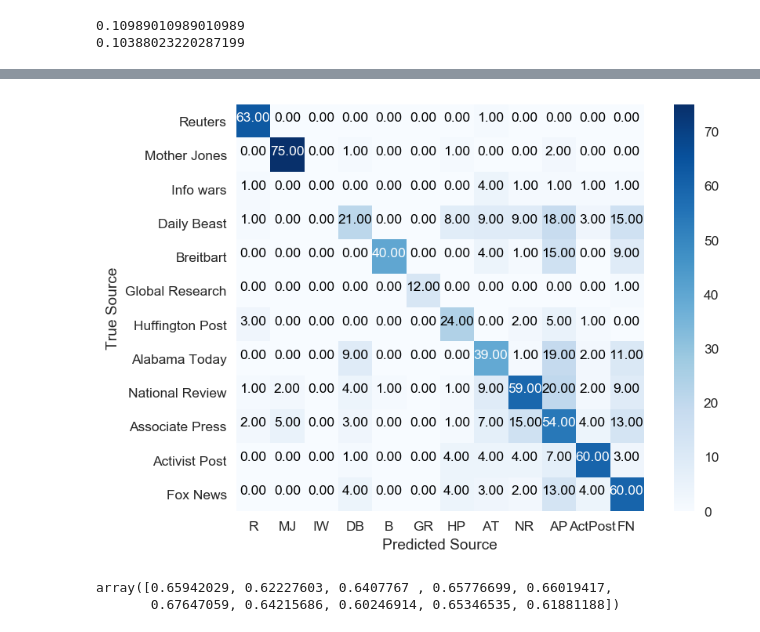
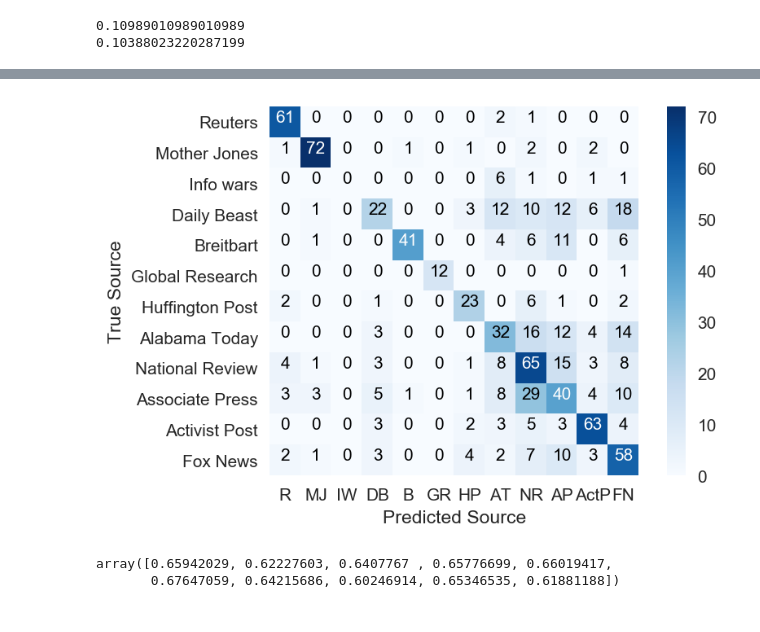
Before and after one commit to Zingo3245/Predicting_the_Source_of_News_Articles, a Jupyter notebook: Fit_LSA.ipynb, the cells around one changed output, grey strips where cells are left out. Cells and saved outputs as stored; diff of their text form; code cells hidden in the pictures.

```diff
--- a/Fit_LSA.ipynb
+++ b/Fit_LSA.ipynb
@@ -47,3 +49,5 @@ how_can_this_happen = pickle.load(open("pickle_files/how_can_this_happen.pkl", "
+# %%
+final_round_clean = pickle.load(open("pickle_files/final_round_clean.pkl", "rb" ))
 # %%
 def count_letters(words):
     length = []
@@ -59,5 +63,5 @@ tfidf = TfidfVectorizer(ngram_range=(1, 4),
                                    stop_words='english',
                                    #token_pattern="\\b[a-z][a-z]+\\b",
                                    lowercase=True,
-                                   max_df = 0.4)
-cor_tfidf = tfidf.fit_transform(how_can_this_happen)
+                                   max_df = 0.6)
+cor_tfidf = tfidf.fit_transform(final_round_clean)
@@ -64,4 +74,4 @@ cor_tfidf = tfidf.fit_transform(how_can_this_happen)
 # %%
-lsa = TruncatedSVD(180, algorithm = 'arpack')
+lsa = TruncatedSVD(140, algorithm = 'arpack')
 corpus_lsa = lsa.fit_transform(cor_tfidf)
 corpus_lsa = Normalizer(copy=False).fit_transform(corpus_lsa)
@@ -272,7 +314,7 @@ array([0.65217391, 0.59806295, 0.62864078, 0.66990291, 0.65776699,
 with open('rf2.pkl', 'wb') as picklefile:
         pickle.dump(rf2, picklefile)
 # %%
-dt = DecisionTreeClassifier(max_depth=20)
+dt = DecisionTreeClassifier(max_depth=25)
 dt.fit(X_train, y_train)
 print(dt.score(X_test, y_test))
 print(dt.score(X_train, y_train))
@@ -336,28 +386,28 @@ plt.ylabel("Accuracy");
 # %%
 names = ['Reuters', 'Mother Jones', 'Info wars', 'Daily Beast', 'Breitbart',
        'Global Research', 'Huffington Post', 'Alabama Today',
        'National Review', 'Associate Press', 'Activist Post', 'Fox News']
-plt.figure(dpi=125)
+plt.figure(dpi=150)
 cm = confusion_matrix(y_test, dt.predict(X_test))
 plt.imshow(cm, cmap=plt.cm.Blues)
 plt.grid(False)
 plt.colorbar();
 plt.xticks([0,1,2,3,4,5,6, 7, 8, 9, 10, 11], ('R', 'MJ', 'IW', 'DB', 'B',
        'GR', 'HP', 'AT',
-       'NR', 'AP', 'ActPost', 'FN'))
+       'NR', 'AP', 'ActP', 'FN'))
 plt.yticks([0,1,2,3,4,5,6, 7, 8, 9, 10, 11], ('Reuters', 'Mother Jones', 'Info wars', 'Daily Beast', 'Breitbart',
        'Global Research', 'Huffington Post', 'Alabama Today',
        'National Review', 'Associate Press', 'Activist Post', 'Fox News'));
 plt.ylabel("True Source")
 plt.xlabel("Predicted Source");
-fmt = '.2f'
+fmt = '.1f'
 thresh = cm.max() / 2.
 for i, j in itertools.product(range(cm.shape[0]), range(cm.shape[1])):
-    plt.text(j, i, format(cm[i, j], fmt),
+    plt.text(j, i, format(cm[i, j]),#, fmt),
              horizontalalignment="center",
              color="white" if cm[i, j] > thresh else "black")
 # %% [output]
-[figure, old version]
+[figure, new version]
 # %%
 X = X.reshape(-1, 1)
 cross_val_score(dt, X, y, cv=10, scoring='accuracy')
```
Also changed, not shown: parts of 29 cells of this notebook, 2 other files.
